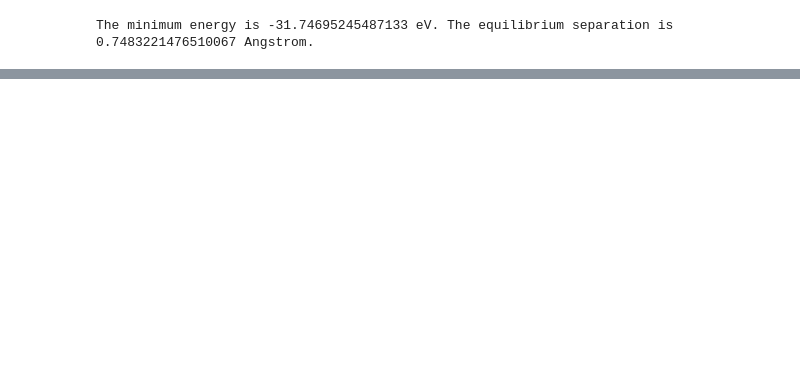
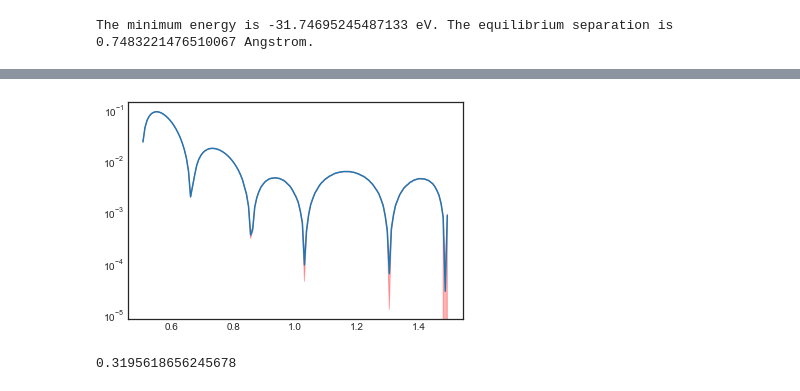
Before and after one commit to simonbatzner/electron-density, a Jupyter notebook: Reproduce_KRR/Bayesian_NN.ipynb, the cells around one changed output, grey strips where cells are left out. Cells and saved outputs as stored; diff of their text form; code cells hidden in the pictures; blank space fills up the shorter version.

```diff
--- a/Reproduce_KRR/Bayesian_NN.ipynb
+++ b/Reproduce_KRR/Bayesian_NN.ipynb
@@ -66,0 +266,14 @@ import theano.tensor as t
+# %%
+mult = 1
+err = np.abs(y_ests-test_ens)
+plt.plot(test_set, np.abs(y_ests-test_ens))
+plt.fill_between(test_set, err - mult*y_stds, err + mult*y_stds, color='red', alpha=0.3, label='error bars')
+plt.yscale('log')
+
+plt.show()
+# %% [output]
+[figure, added]
+# %%
+np.mean(err)/0.043
+# %% [output]
+0.3195618656245678
```
Also changed, not shown: parts of 29 cells of this notebook, 5 other files.
